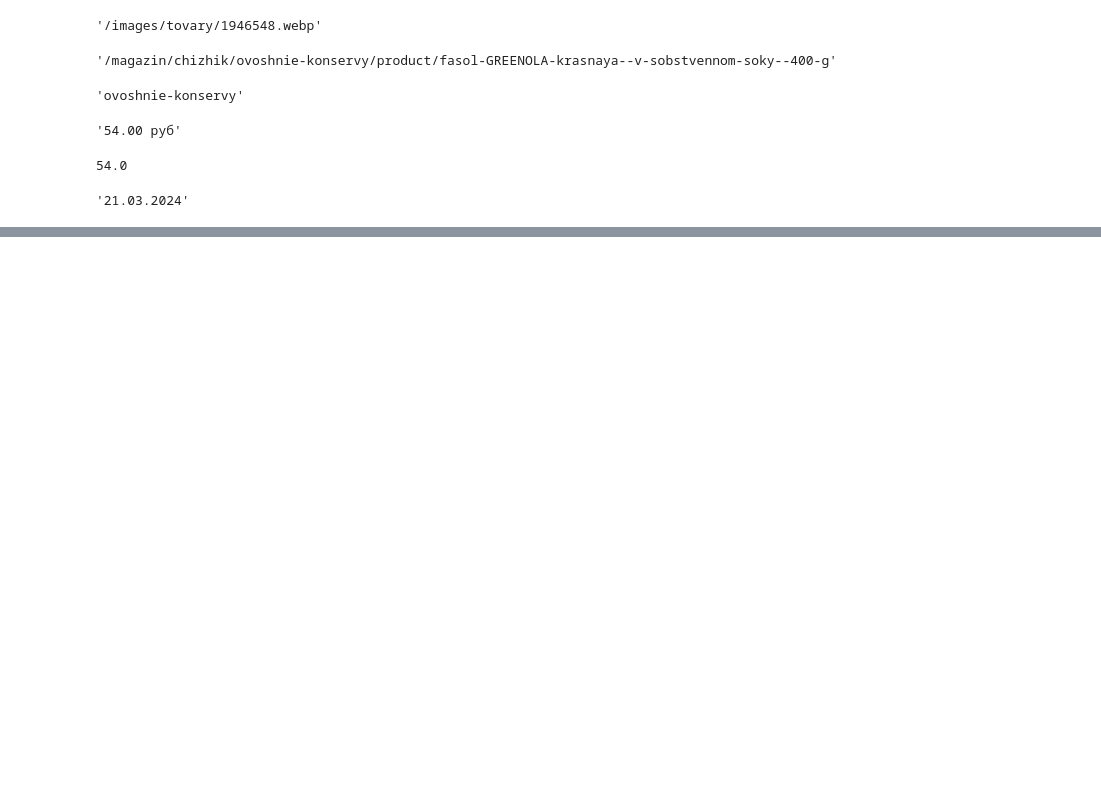
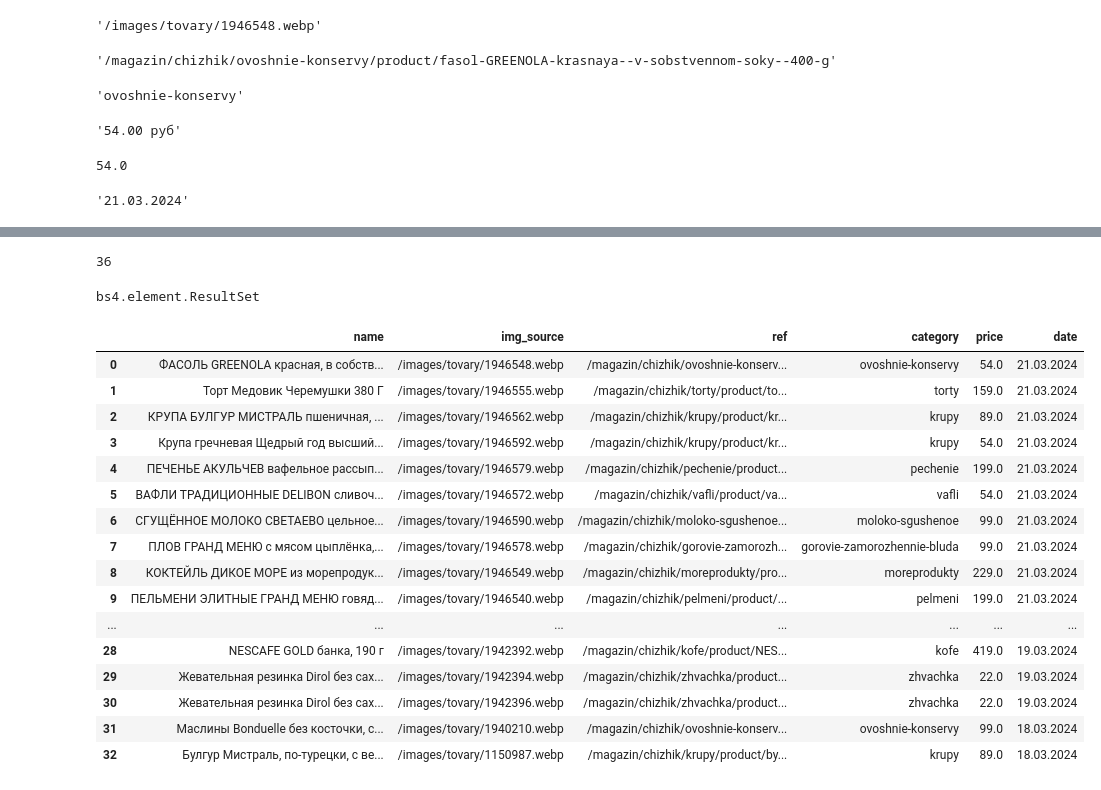
Before and after one commit to SenhorMaestro/Shop_parsing, a Jupyter notebook: shop_parsing.ipynb, the cells around one changed output, grey strips where cells are left out. Cells and saved outputs as stored; diff of their text form; code cells hidden in the pictures; blank space fills up the shorter version.

```diff
--- a/shop_parsing.ipynb
+++ b/shop_parsing.ipynb
@@ -69,3 +69,6 @@ date = res.find('div', class_ = "col-6 col-md-6")
 date.small.text
 # %% [output]
 '21.03.2024'
+# %%
+df = pd.DataFrame(columns=['name','img_source','ref','category','price','date'])
+df
@@ -71,0 +77,3 @@ date.small.text
+# %%
+res = soup.find_all('div', class_ = 'strip')
+res
@@ -71,0 +98,45 @@ date.small.text
+# %%
+len(res)
+# %% [output]
+36
+# %%
+type(res)
+# %% [output]
+bs4.element.ResultSet
+# %%
+for i in res:
+    try:
+        name = i.img['alt']
+        img_source = i.img['src']
+        ref = i.a['href']
+        category = ref.split('/')[3]
+        price_line = i.find('div', class_ = "col-6 col-md-6")
+        price = float(price_line.span.text[:-4])
+        date = price_line.small.text
+        new_row = {'name': name, 'img_source': img_source, 'ref': ref,
+                'category': category, 'price': price, 'date': date}
+        df.loc[len(df)] = new_row
+    except:
+        break
+
+#df = df.reset_index(drop=True)
+# %%
+df
+# %% [output]
+|  | name | img_source | ref | category | price | date |
+| 0 | ФАСОЛЬ GREENOLA красная, в собств... | /images/tovary/1946548.webp | /magazin/chizhik/ovoshnie-konserv... | ovoshnie-konservy | 54.0 | 21.03.2024 |
+| 1 | Торт Медовик Черемушки 380 Г | /images/tovary/1946555.webp | /magazin/chizhik/torty/product/to... | torty | 159.0 | 21.03.2024 |
+| 2 | КРУПА БУЛГУР МИСТРАЛЬ пшеничная, ... | /images/tovary/1946562.webp | /magazin/chizhik/krupy/product/kr... | krupy | 89.0 | 21.03.2024 |
+| 3 | Крупа гречневая Щедрый год высший... | /images/tovary/1946592.webp | /magazin/chizhik/krupy/product/kr... | krupy | 54.0 | 21.03.2024 |
+| 4 | ПЕЧЕНЬЕ АКУЛЬЧЕВ вафельное рассып... | /images/tovary/1946579.webp | /magazin/chizhik/pechenie/product... | pechenie | 199.0 | 21.03.2024 |
+| 5 | ВАФЛИ ТРАДИЦИОННЫЕ DELIBON сливоч... | /images/tovary/1946572.webp | /magazin/chizhik/vafli/product/va... | vafli | 54.0 | 21.03.2024 |
+| 6 | СГУЩЁННОЕ МОЛОКО СВЕТАЕВО цельное... | /images/tovary/1946590.webp | /magazin/chizhik/moloko-sgushenoe... | moloko-sgushenoe | 99.0 | 21.03.2024 |
+| 7 | ПЛОВ ГРАНД МЕНЮ с мясом цыплёнка,... | /images/tovary/1946578.webp | /magazin/chizhik/gorovie-zamorozh... | gorovie-zamorozhennie-bluda | 99.0 | 21.03.2024 |
+| 8 | КОКТЕЙЛЬ ДИКОЕ МОРЕ из морепродук... | /images/tovary/1946549.webp | /magazin/chizhik/moreprodukty/pro... | moreprodukty | 229.0 | 21.03.2024 |
+| 9 | ПЕЛЬМЕНИ ЭЛИТНЫЕ ГРАНД МЕНЮ говяд... | /images/tovary/1946540.webp | /magazin/chizhik/pelmeni/product/... | pelmeni | 199.0 | 21.03.2024 |
+| ... | ... | ... | ... | ... | ... | ... |
+| 28 | NESCAFE GOLD банка, 190 г | /images/tovary/1942392.webp | /magazin/chizhik/kofe/product/NES... | kofe | 419.0 | 19.03.2024 |
+| 29 | Жевательная резинка Dirol без сах... | /images/tovary/1942394.webp | /magazin/chizhik/zhvachka/product... | zhvachka | 22.0 | 19.03.2024 |
+| 30 | Жевательная резинка Dirol без сах... | /images/tovary/1942396.webp | /magazin/chizhik/zhvachka/product... | zhvachka | 22.0 | 19.03.2024 |
+| 31 | Маслины Bonduelle без косточки, с... | /images/tovary/1940210.webp | /magazin/chizhik/ovoshnie-konserv... | ovoshnie-konservy | 99.0 | 18.03.2024 |
+| 32 | Булгур Мистраль, по-турецки, с ве... | /images/tovary/1150987.webp | /magazin/chizhik/krupy/product/by... | krupy | 89.0 | 18.03.2024 |
```
Also changed, not shown: parts of 2 cells of this notebook.
